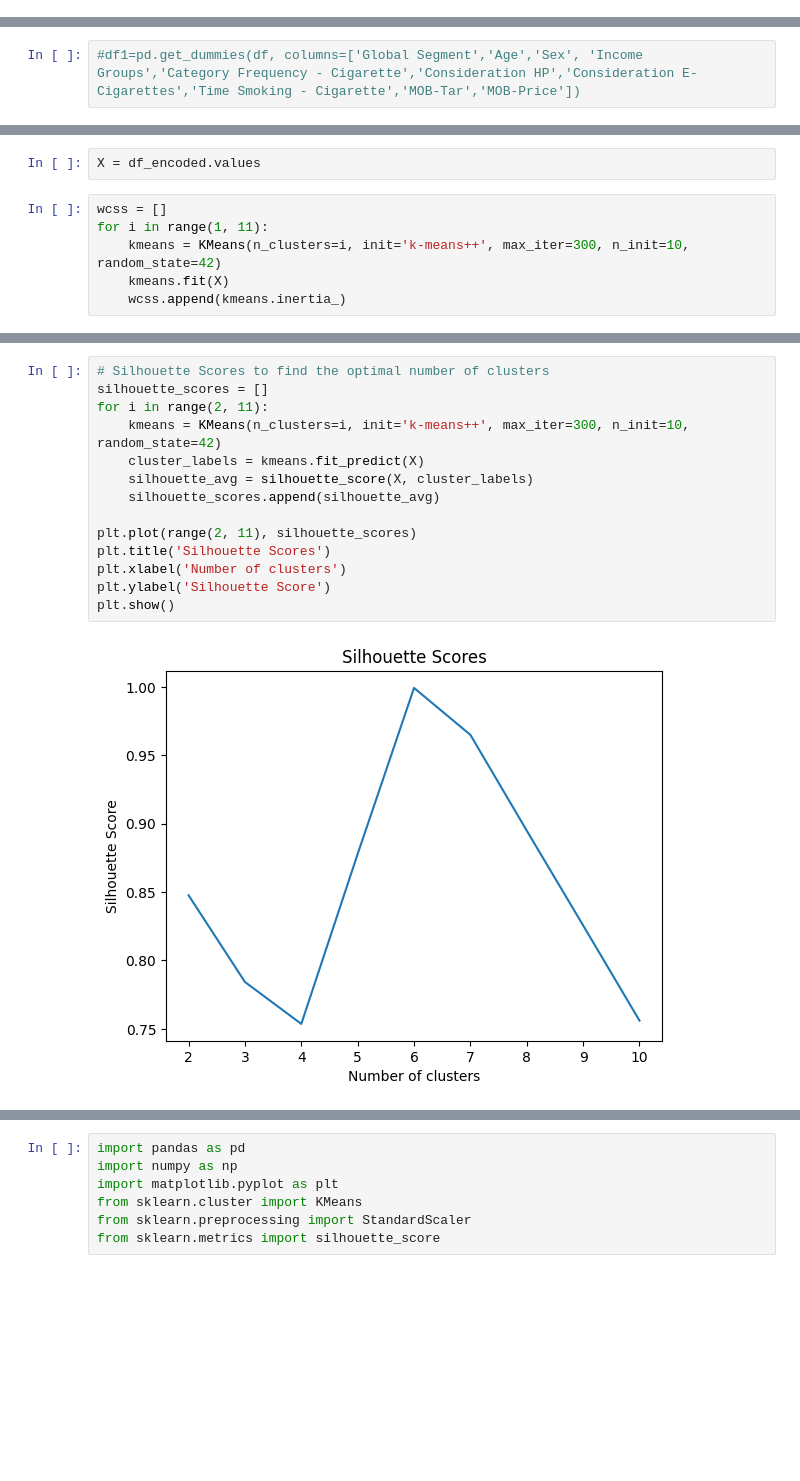
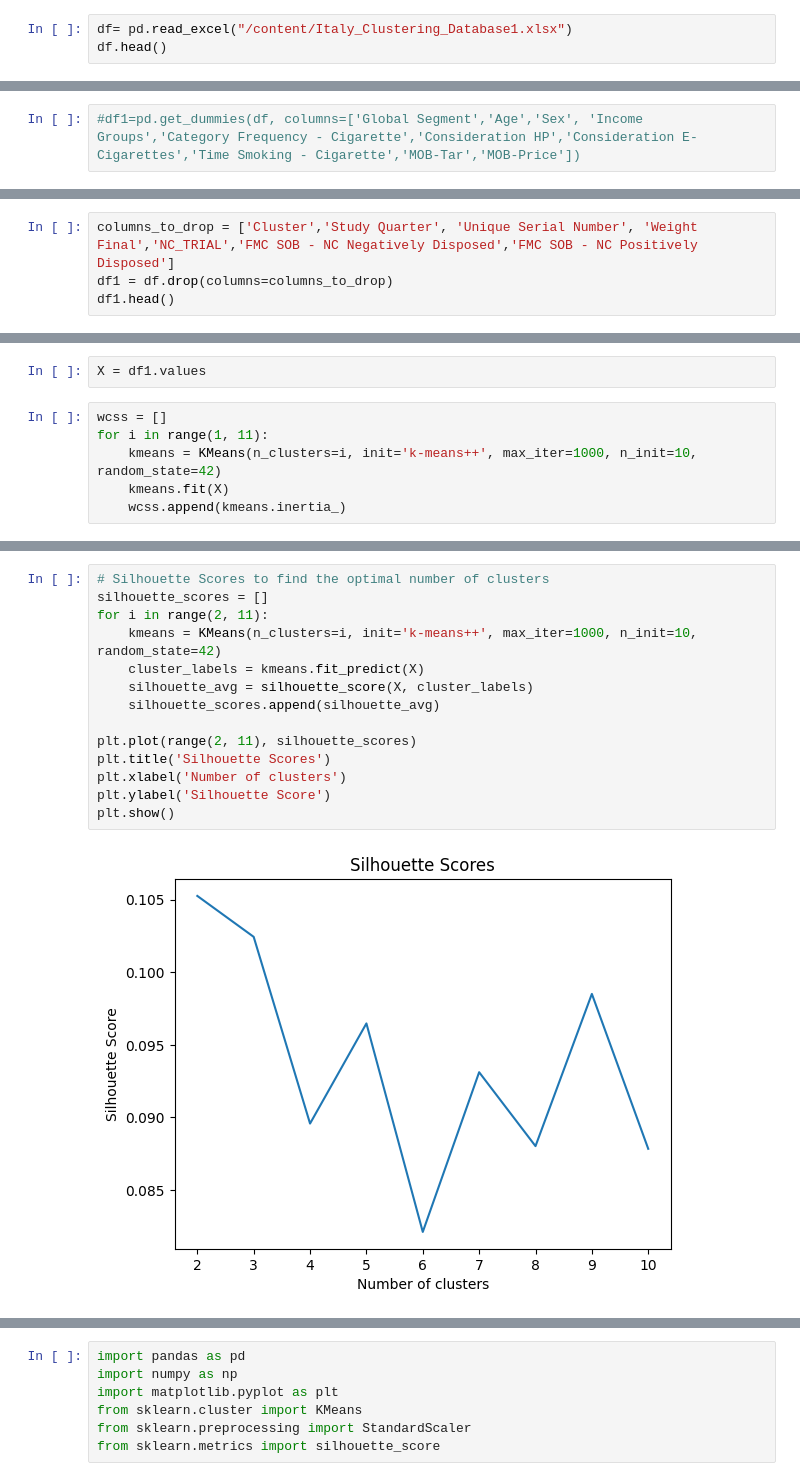
Before and after one commit to vivek6311/Artificial-Intelligence-with-Python, a Jupyter notebook: Italy_K_mean_Clustering.ipynb, the cells around one changed output, grey strips where cells are left out. Saved outputs shown, nothing was run; the diff lists cells and outputs as text; blank space fills up the shorter version.

```diff
--- a/Italy_K_mean_Clustering.ipynb
+++ b/Italy_K_mean_Clustering.ipynb
@@ -20,0 +10,3 @@ df1.head()
+# %%
+df= pd.read_excel("/content/Italy_Clustering_Database1.xlsx")
+df.head()
@@ -45,0 +54,4 @@ Index(['Study Quarter', 'Unique Serial Number', 'Segments-Derived',
+# %%
+columns_to_drop = ['Cluster','Study Quarter', 'Unique Serial Number', 'Weight Final','NC_TRIAL','FMC SOB - NC Negatively Disposed','FMC SOB - NC Positively Disposed']
+df1 = df.drop(columns=columns_to_drop)
+df1.head()
@@ -58,9 +80,9 @@ df_encoded = pd.concat([df_encoded, encoded_df], axis=1)
 # %%
-X = df_encoded.values
+X = df1.values
 # %%
 wcss = []
 for i in range(1, 11):
-    kmeans = KMeans(n_clusters=i, init='k-means++', max_iter=300, n_init=10, random_state=42)
+    kmeans = KMeans(n_clusters=i, init='k-means++', max_iter=1000, n_init=10, random_state=42)
     kmeans.fit(X)
     wcss.append(kmeans.inertia_)
 # %%
@@ -74,18 +96,18 @@ plt.show()
 # %%
 # Silhouette Scores to find the optimal number of clusters
 silhouette_scores = []
 for i in range(2, 11):
-    kmeans = KMeans(n_clusters=i, init='k-means++', max_iter=300, n_init=10, random_state=42)
+    kmeans = KMeans(n_clusters=i, init='k-means++', max_iter=1000, n_init=10, random_state=42)
     cluster_labels = kmeans.fit_predict(X)
     silhouette_avg = silhouette_score(X, cluster_labels)
     silhouette_scores.append(silhouette_avg)
 
 plt.plot(range(2, 11), silhouette_scores)
 plt.title('Silhouette Scores')
 plt.xlabel('Number of clusters')
 plt.ylabel('Silhouette Score')
 plt.show()
 # %% [output]
-[figure, old version]
+[figure, new version]
 # %%
 
```
Also changed, not shown: parts of 24 cells of this notebook.
